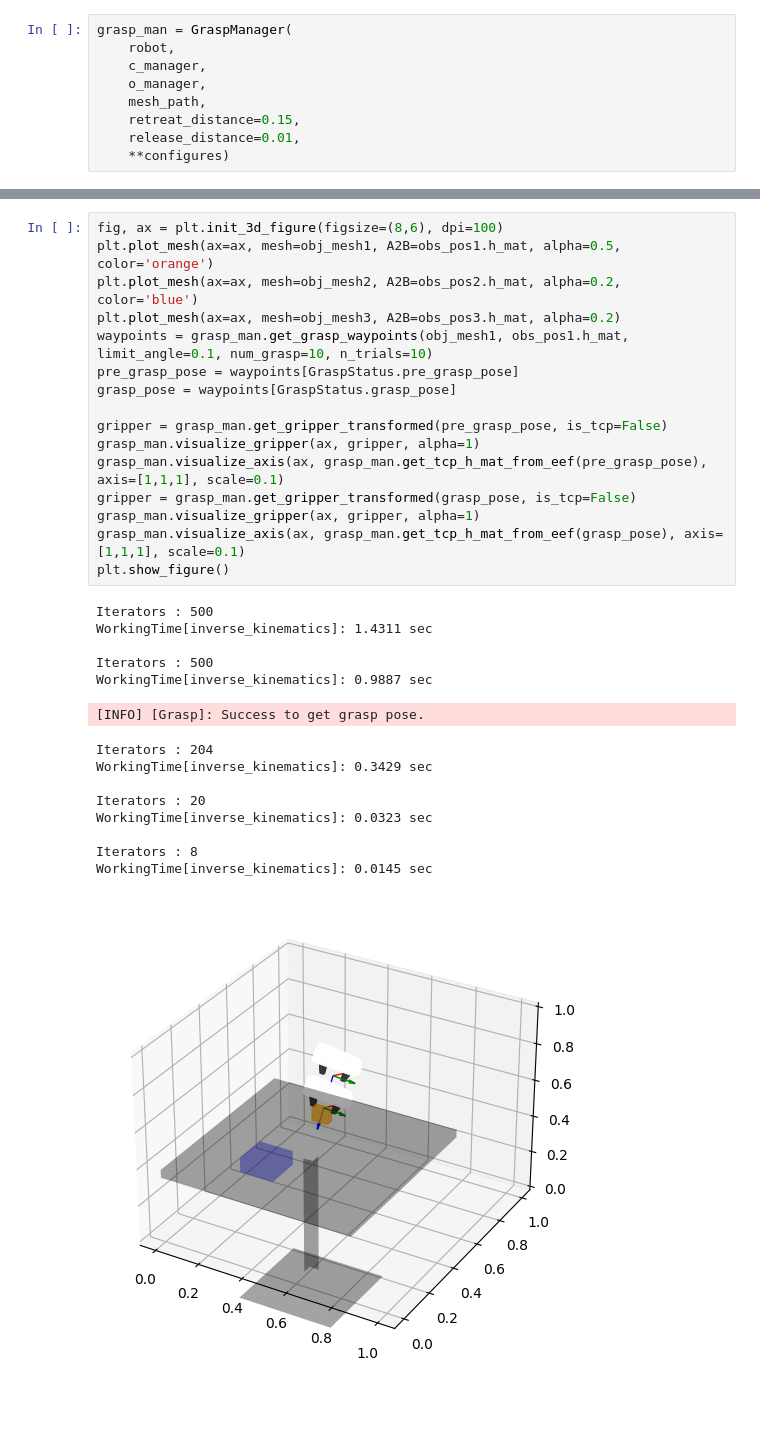
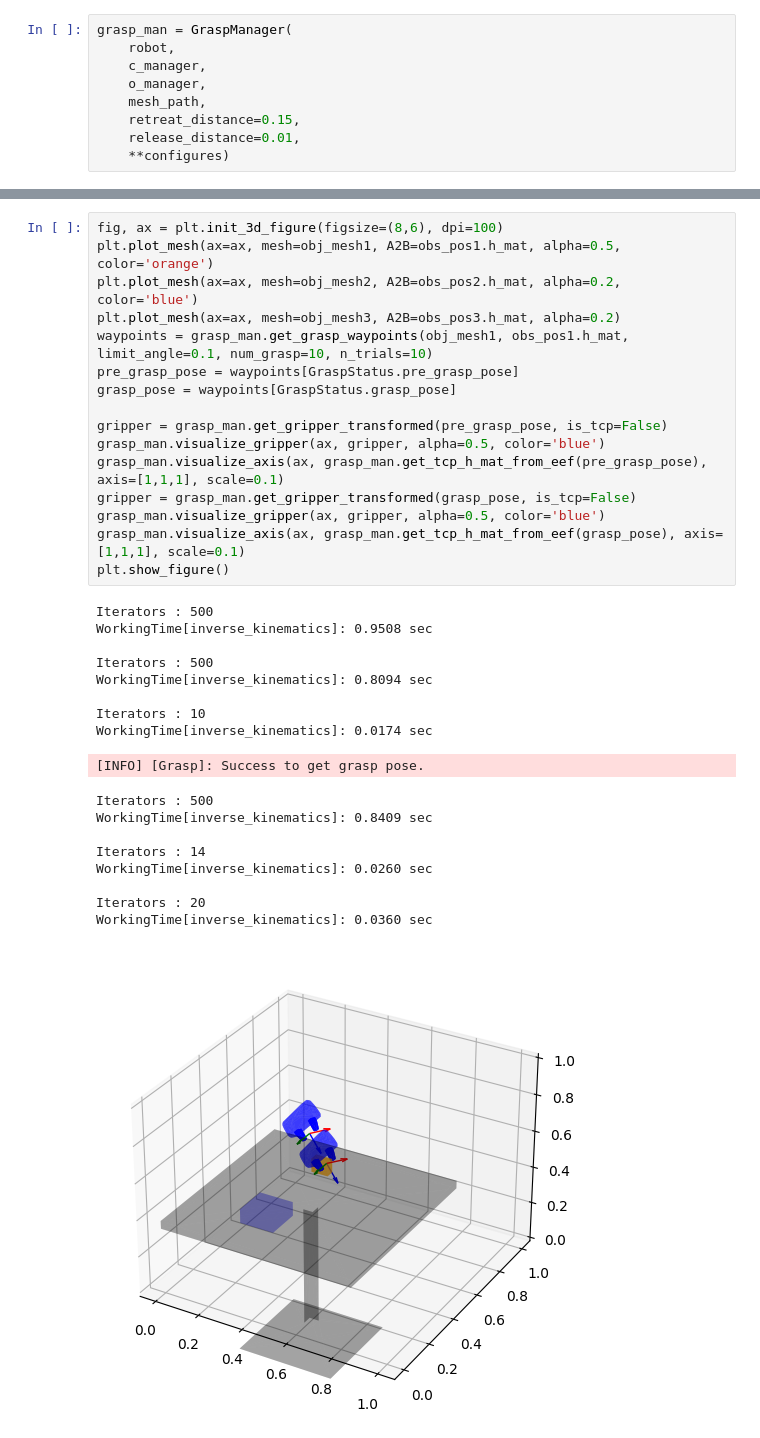
Before and after one commit to jdj2261/pykin, a Jupyter notebook: tutorials/07_pick_and_place.ipynb, the cells around one changed output, grey strips where cells are left out. Drawn from its saved outputs; the diff is of its cells as text; blank space fills up the shorter version.

```diff
--- a/tutorials/07_pick_and_place.ipynb
+++ b/tutorials/07_pick_and_place.ipynb
@@ -96,35 +96,38 @@ WorkingTime[inverse_kinematics]: 0.0243 sec
 # %%
 fig, ax = plt.init_3d_figure(figsize=(8,6), dpi=100)
 plt.plot_mesh(ax=ax, mesh=obj_mesh1, A2B=obs_pos1.h_mat, alpha=0.5, color='orange')
 plt.plot_mesh(ax=ax, mesh=obj_mesh2, A2B=obs_pos2.h_mat, alpha=0.2, color='blue')
 plt.plot_mesh(ax=ax, mesh=obj_mesh3, A2B=obs_pos3.h_mat, alpha=0.2)
 waypoints = grasp_man.get_grasp_waypoints(obj_mesh1, obs_pos1.h_mat, limit_angle=0.1, num_grasp=10, n_trials=10)
 pre_grasp_pose = waypoints[GraspStatus.pre_grasp_pose]
 grasp_pose = waypoints[GraspStatus.grasp_pose]
 
 gripper = grasp_man.get_gripper_transformed(pre_grasp_pose, is_tcp=False)
-grasp_man.visualize_gripper(ax, gripper, alpha=1)
+grasp_man.visualize_gripper(ax, gripper, alpha=0.5, color='blue')
 grasp_man.visualize_axis(ax, grasp_man.get_tcp_h_mat_from_eef(pre_grasp_pose), axis=[1,1,1], scale=0.1)
 gripper = grasp_man.get_gripper_transformed(grasp_pose, is_tcp=False)
-grasp_man.visualize_gripper(ax, gripper, alpha=1)
+grasp_man.visualize_gripper(ax, gripper, alpha=0.5, color='blue')
 grasp_man.visualize_axis(ax, grasp_man.get_tcp_h_mat_from_eef(grasp_pose), axis=[1,1,1], scale=0.1)
 plt.show_figure()
 # %% [output]
 Iterators : 500
-WorkingTime[inverse_kinematics]: 1.4311 sec
+WorkingTime[inverse_kinematics]: 0.9508 sec
 
 Iterators : 500
-WorkingTime[inverse_kinematics]: 0.9887 sec
+WorkingTime[inverse_kinematics]: 0.8094 sec
+
+Iterators : 10
+WorkingTime[inverse_kinematics]: 0.0174 sec
 [INFO] [Grasp]: Success to get grasp pose.
-Iterators : 204
-WorkingTime[inverse_kinematics]: 0.3429 sec
+Iterators : 500
+WorkingTime[inverse_kinematics]: 0.8409 sec
+
+Iterators : 14
+WorkingTime[inverse_kinematics]: 0.0260 sec
 
 Iterators : 20
-WorkingTime[inverse_kinematics]: 0.0323 sec
-
-Iterators : 8
-WorkingTime[inverse_kinematics]: 0.0145 sec
+WorkingTime[inverse_kinematics]: 0.0360 sec
-[figure, old version]
+[figure, new version]
 # %%
 fig, ax = plt.init_3d_figure(figsize=(10,6), dpi=120)
 plt.plot_mesh(ax=ax, mesh=obj_mesh1, A2B=obs_pos1.h_mat, alpha=0.5, color='orange')
```
Also changed, not shown: parts of 5 cells of this notebook, 1 other file.
